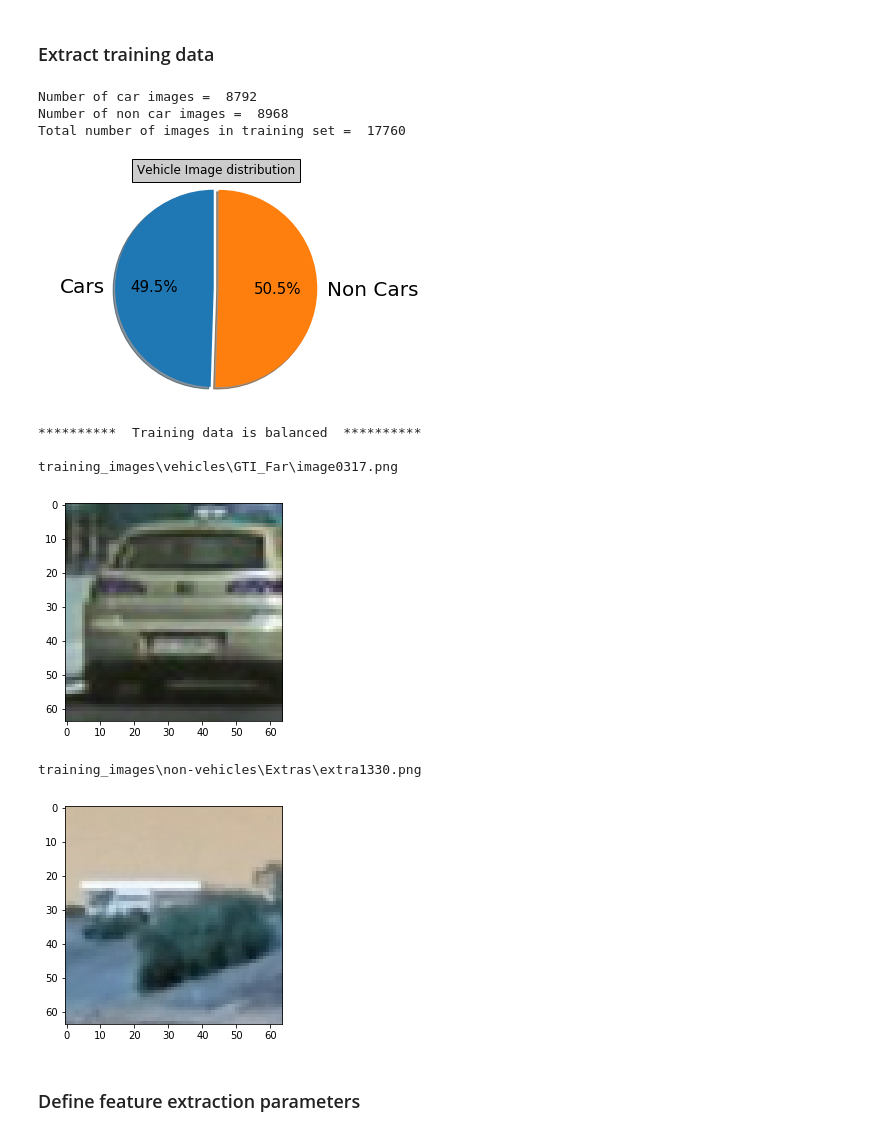
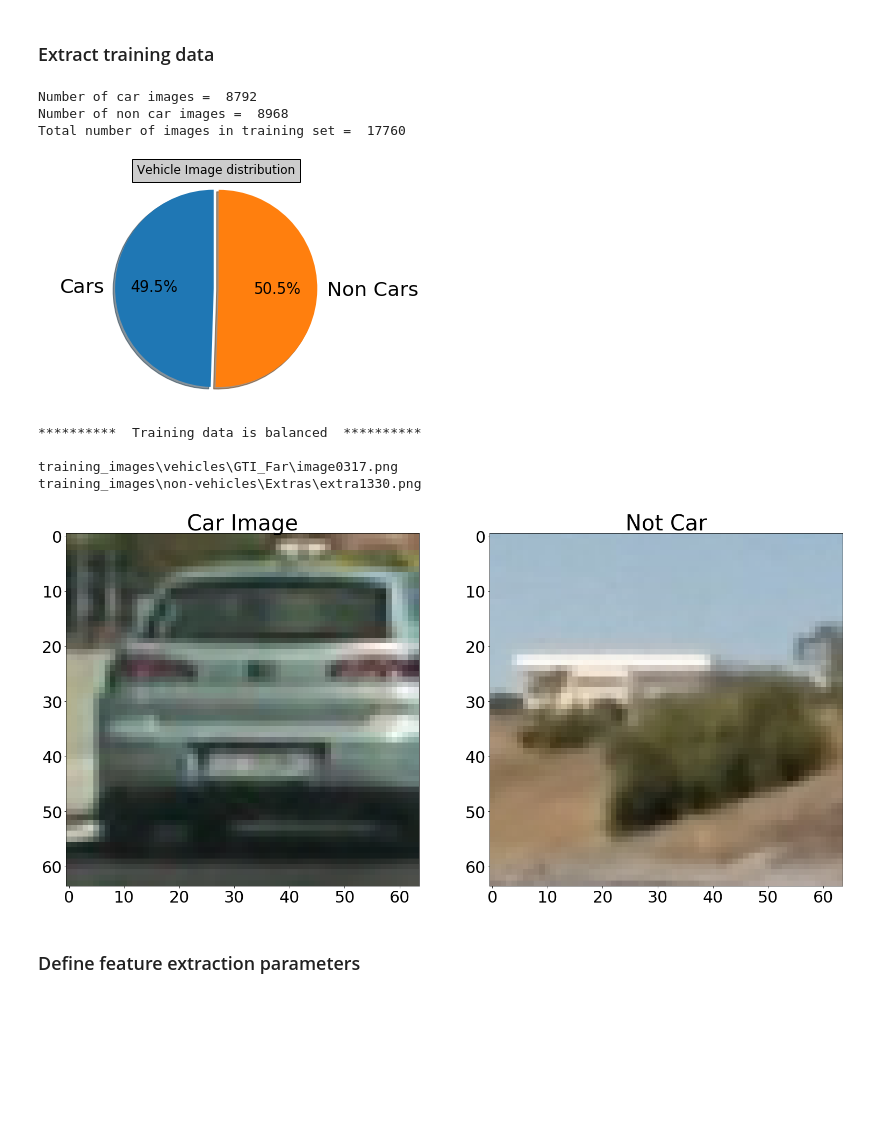
Before and after one commit to smoort/CarND-Vehicle-Detection, a Jupyter notebook: TrackVehicle.ipynb, the cells around one changed output. Cells and saved outputs as stored; diff of their text form; code cells hidden in the pictures; blank space fills up the shorter version.

```diff
--- a/TrackVehicle.ipynb
+++ b/TrackVehicle.ipynb
@@ -45,40 +45,55 @@ y = np.hstack((np.ones(len(cars)), np.zeros(len(notcars))))
 # Check if the training dataset is distributed evenly across car and not-car images
 labels = 'Cars', 'Non Cars'
 sizes = [len(cars), len(notcars)]
 explode = (0, 0.05)
 p, texts, autotexts = plt.pie(sizes, explode=explode, labels=labels, autopct='%1.1f%%', shadow=True, startangle=90)
 plt.title('Vehicle Image distribution', bbox={'facecolor':'0.8', 'pad':5})
 texts[0].set_fontsize(20)
 texts[1].set_fontsize(20)
 autotexts[0].set_fontsize(15)
 autotexts[1].set_fontsize(15)
 plt.axis('equal')
 plt.show()
 if 0.5 < (len(cars)/len(notcars)) < 2:
     print("**********  Training data is balanced  **********")
 else:
     print("**********  Training data is not balanced  **********")
 print(" ")
 
 # Do a sanity check by picking random images to make sure data is not corrupt
 i = 250
 print(cars[i])
-image = cv2.imread(cars[i])
-showImg(image)
+car = cv2.imread(cars[i])
+car = cv2.cvtColor(car, cv2.COLOR_BGR2RGB)
+
 print(notcars[i])
-image = cv2.imread(notcars[i])
-showImg(image)
+noncar = cv2.imread(notcars[i])
+noncar = cv2.cvtColor(noncar, cv2.COLOR_BGR2RGB)
+
+
+f = plt.figure(figsize=(40, 40))
+ax1 = plt.subplot(1, 3, 1)
+ax1.imshow(car)
+ax1.set_title('Car Image', fontsize=40)
+plt.xticks([0,10,20,30,40,50,60], fontsize = 30)
+plt.yticks([0,10,20,30,40,50,60], fontsize = 30)
+ax2 = plt.subplot(1, 3, 2)
+ax2.imshow(noncar)
+ax2.set_title('Not Car', fontsize=40)
+plt.xticks([0,10,20,30,40,50,60], fontsize = 30)
+plt.yticks([0,10,20,30,40,50,60], fontsize = 30)
+f.savefig('car_not_car.png')
+plt.show()
 # %% [output]
 Number of car images =  8792
 Number of non car images =  8968
 Total number of images in training set =  17760
 [figure]
 **********  Training data is balanced  **********
 
 training_images\vehicles\GTI_Far\image0317.png
+training_images\non-vehicles\Extras\extra1330.png
-[figure, old version]
+[figure, new version]
-training_images\non-vehicles\Extras\extra1330.png
-[figure, removed]
 # %% [markdown]
 ### Define feature extraction parameters
 # %%
```
Also changed, not shown: parts of 2 cells of this notebook, 3 other files.
